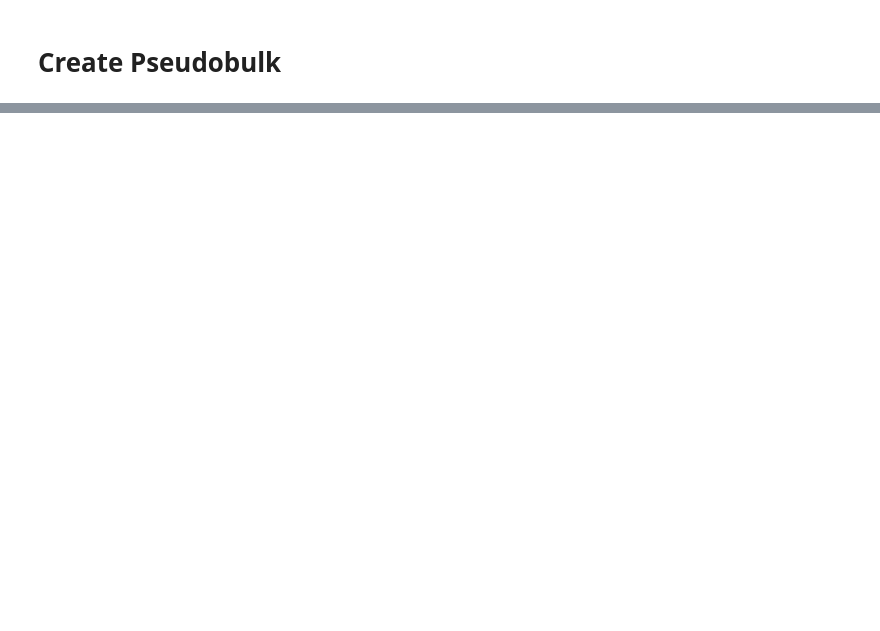
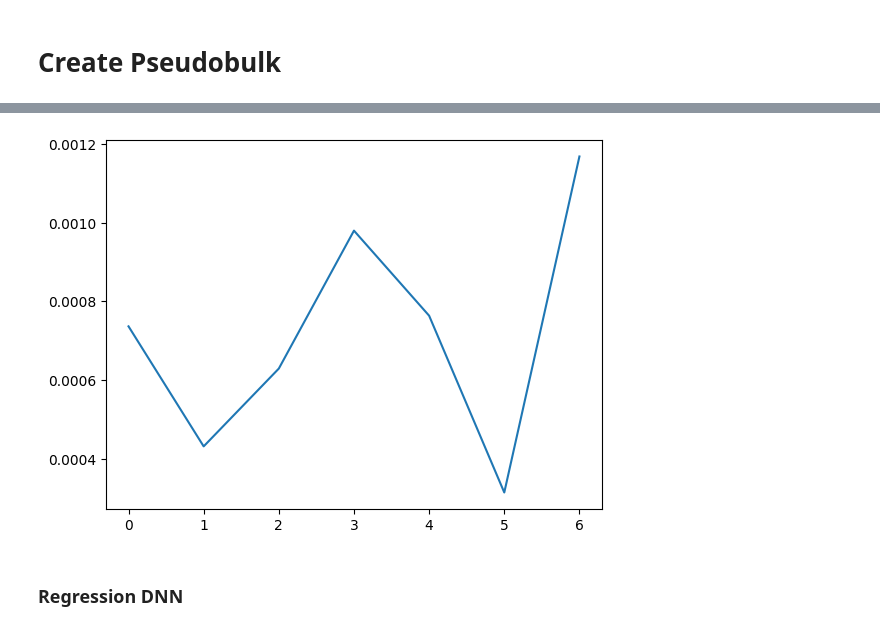
Before and after one commit to Michell203/DingLab, a Jupyter notebook: DLabCode.ipynb, the cells around one changed output, grey strips where cells are left out. Saved outputs shown, nothing was run; the diff lists cells and outputs as text; code cells hidden in the pictures; blank space fills up the shorter version.

```diff
--- a/DLabCode.ipynb
+++ b/DLabCode.ipynb
@@ -127,0 +162,13 @@ print(bulks_adata.var)
+# %%
+neighbors = NearestNeighbors(n_neighbors=11) # k = 11, k-1 neighbors
+neighbors.fit(bulks_adata.X.T)
+def find_neighbors(g, k=11, gene_database=bulks_adata):
+  neighbor_arr = neighbors.kneighbors([g])
+  return neighbor_arr[1][0][1:]
+# %%
+# Check, do the time series looks similar?
+gene_0 = pick_gene(0)
+gene0_neighbors = find_neighbors(gene_0)
+plot_geneseries(pick_gene(gene0_neighbors[2]))
+# %% [output]
+[figure, added]
@@ -127,0 +178,2 @@ print(bulks_adata.var)
+# %% [markdown]
+### Regression DNN
```
Also changed, not shown: parts of 18 cells of this notebook.
